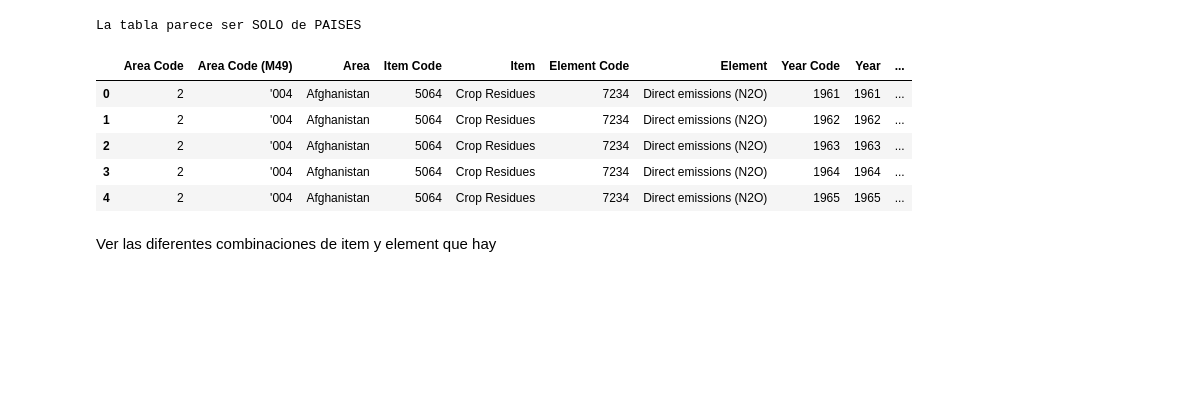
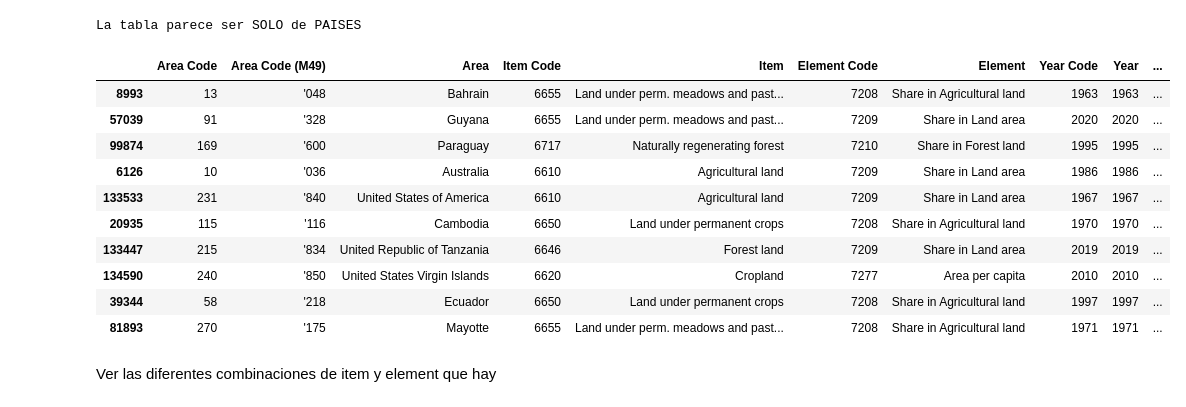
Before and after one commit to ezemriv/FAO-Food-CO2-Footprint, a Jupyter notebook: 03_groupby_extract_features.ipynb, the cells around one changed output. Drawn from its saved outputs; the diff is of its cells as text; code cells hidden in the pictures; blank space fills up the shorter version.

```diff
--- a/03_groupby_extract_features.ipynb
+++ b/03_groupby_extract_features.ipynb
@@ -52,15 +69,20 @@ else:
     print("Ni idea que es esta tabla")
 # %% [output]
 La tabla parece ser SOLO de PAISES
-# %%
-df.head()
-# %% [output]
-|  | Area Code | Area Code (M49) | Area | Item Code | Item | Element Code | Element | Year Code | Year | ... |
-| 0 | 2 | '004 | Afghanistan | 5064 | Crop Residues | 7234 | Direct emissions (N2O) | 1961 | 1961 | ... |
-| 1 | 2 | '004 | Afghanistan | 5064 | Crop Residues | 7234 | Direct emissions (N2O) | 1962 | 1962 | ... |
-| 2 | 2 | '004 | Afghanistan | 5064 | Crop Residues | 7234 | Direct emissions (N2O) | 1963 | 1963 | ... |
-| 3 | 2 | '004 | Afghanistan | 5064 | Crop Residues | 7234 | Direct emissions (N2O) | 1964 | 1964 | ... |
-| 4 | 2 | '004 | Afghanistan | 5064 | Crop Residues | 7234 | Direct emissions (N2O) | 1965 | 1965 | ... |
+# %%
+df.sample(10)
+# %% [output]
+|  | Area Code | Area Code (M49) | Area | Item Code | Item | Element Code | Element | Year Code | Year | ... |
+| 8993 | 13 | '048 | Bahrain | 6655 | Land under perm. meadows and past... | 7208 | Share in Agricultural land | 1963 | 1963 | ... |
+| 57039 | 91 | '328 | Guyana | 6655 | Land under perm. meadows and past... | 7209 | Share in Land area | 2020 | 2020 | ... |
+| 99874 | 169 | '600 | Paraguay | 6717 | Naturally regenerating forest | 7210 | Share in Forest land | 1995 | 1995 | ... |
+| 6126 | 10 | '036 | Australia | 6610 | Agricultural land | 7209 | Share in Land area | 1986 | 1986 | ... |
+| 133533 | 231 | '840 | United States of America | 6610 | Agricultural land | 7209 | Share in Land area | 1967 | 1967 | ... |
+| 20935 | 115 | '116 | Cambodia | 6650 | Land under permanent crops | 7208 | Share in Agricultural land | 1970 | 1970 | ... |
+| 133447 | 215 | '834 | United Republic of Tanzania | 6646 | Forest land | 7209 | Share in Land area | 2019 | 2019 | ... |
+| 134590 | 240 | '850 | United States Virgin Islands | 6620 | Cropland | 7277 | Area per capita | 2010 | 2010 | ... |
+| 39344 | 58 | '218 | Ecuador | 6650 | Land under permanent crops | 7208 | Share in Agricultural land | 1997 | 1997 | ... |
+| 81893 | 270 | '175 | Mayotte | 6655 | Land under perm. meadows and past... | 7208 | Share in Agricultural land | 1971 | 1971 | ... |
 # %% [markdown]
 Ver las diferentes combinaciones de item y element que hay
 # %%
```
Also changed, not shown: parts of 10 cells of this notebook.
